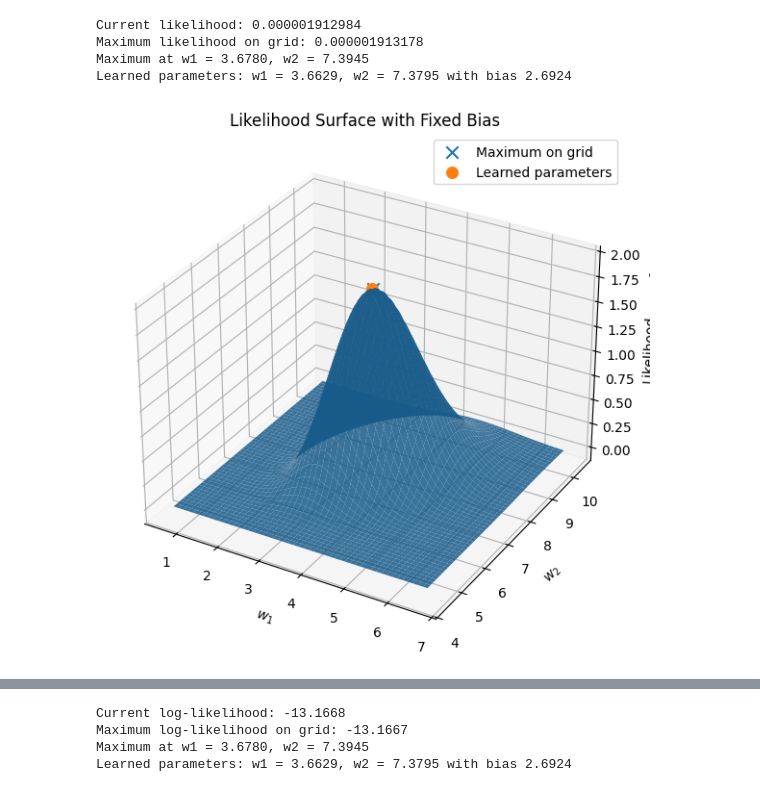
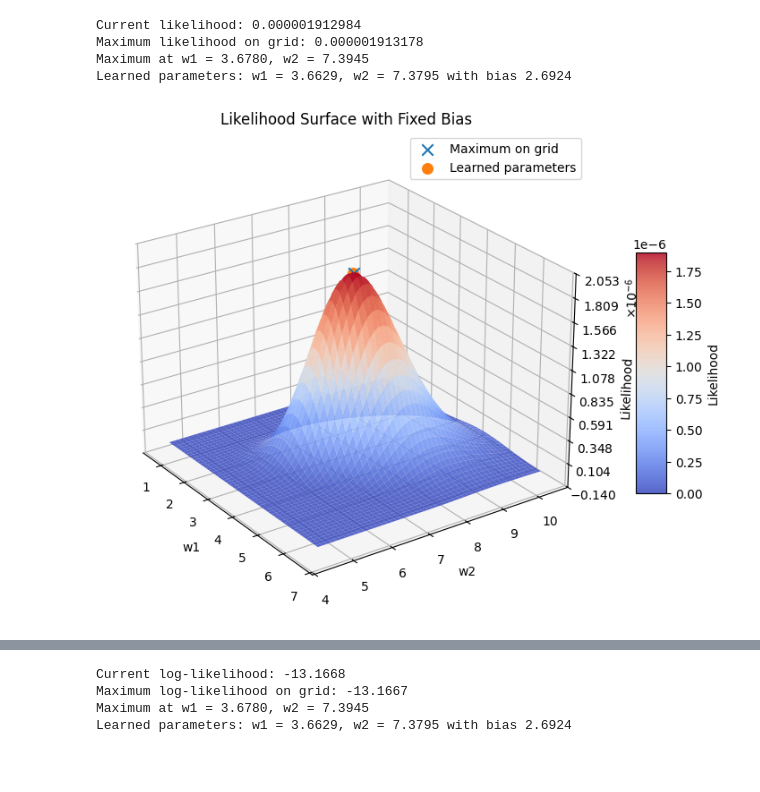
Before and after one commit to red-apple38/understanding-deep-learning, a Jupyter notebook: docs/beginner/Logistic_perceptron.ipynb, the cells around one changed output, grey strips where cells are left out. Drawn from its saved outputs; the diff is of its cells as text; code cells hidden in the pictures; blank space fills up the shorter version.

```diff
--- a/docs/beginner/Logistic_perceptron.ipynb
+++ b/docs/beginner/Logistic_perceptron.ipynb
@@ -1193,40 +1201,38 @@ Maximum likelihood on grid: 0.000001913178
 Maximum at w1 = 3.6780, w2 = 7.3945
 Learned parameters: w1 = 3.6629, w2 = 7.3795 with bias 2.6924
 # %%
-fig = plt.figure(figsize=(14, 7))
-ax = fig.add_subplot(111, projection="3d")
-
-ax.plot_surface(
+fig, ax1, surf = grad_desc.visualize_surface_3d(
     w1_grid,
     w2_grid,
     likelihood_grid,
-    alpha=0.85,
-    antialiased=True
+    "w1",
+    "w2",
+    "Likelihood",
+    "Likelihood Surface with Fixed Bias",
+    colorbar_label="Likelihood",
+    view_elev=25,
+    view_azim=-35
 )
+z_formatter = ScalarFormatter(useMathText=True)
+ax1.zaxis.set_major_formatter(z_formatter)
 
-ax.scatter(
-    w1_max,
-    w2_max,
-    likelihood_max,
-    s=80,
-    marker="x",
-    label="Maximum on grid"
-)
 
-ax.scatter(
+ax1.scatter(
+        w1_max,
+        w2_max,
+        likelihood_max,
+        s=80,
+        marker="x",
+        label="Maximum on grid"
+    )
+
+ax1.scatter(
     w1_learned,
     w2_learned,
     current_likelihood,
     s=70,
     label="Learned parameters"
 )
-
-ax.set_xlabel(r"$w_1$")
-ax.set_ylabel(r"$w_2$")
-ax.set_zlabel("Likelihood")
-ax.set_title("Likelihood Surface with Fixed Bias")
-ax.legend()
-
-plt.show()
+ax1.legend();
 # %% [output]
-[figure, old version]
+[figure, new version]
```
Also changed, not shown: parts of 18 cells of this notebook, 4 other files.
